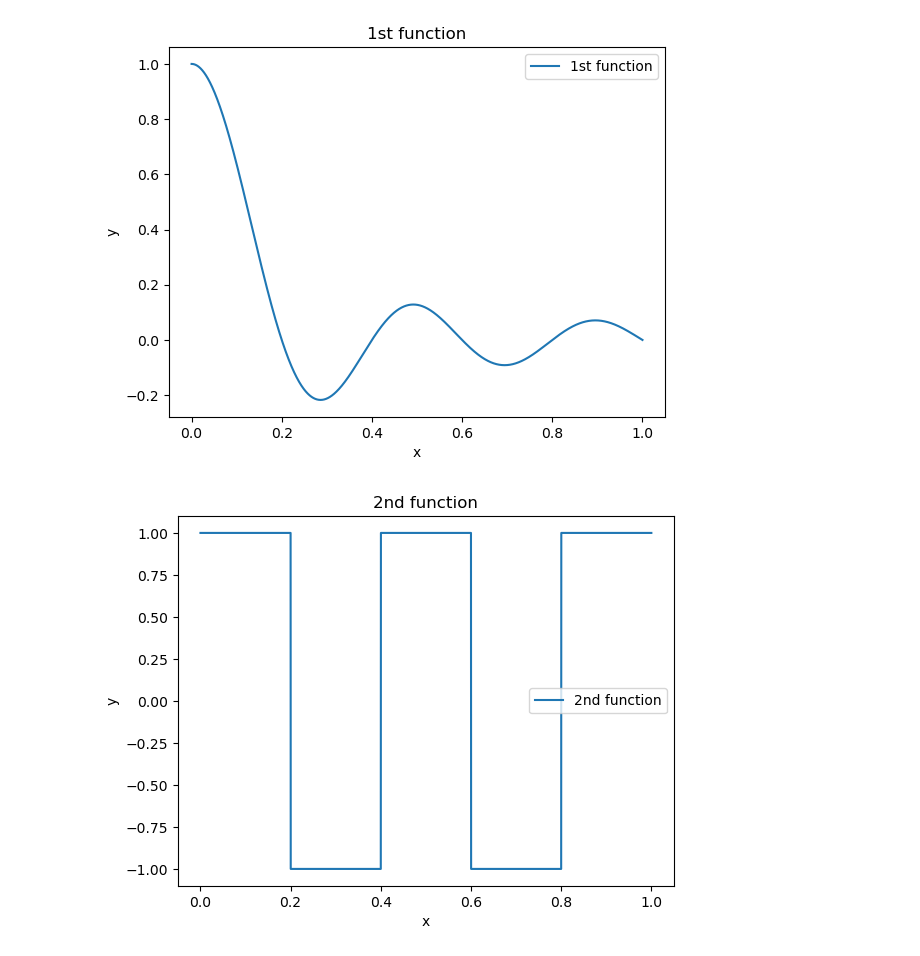
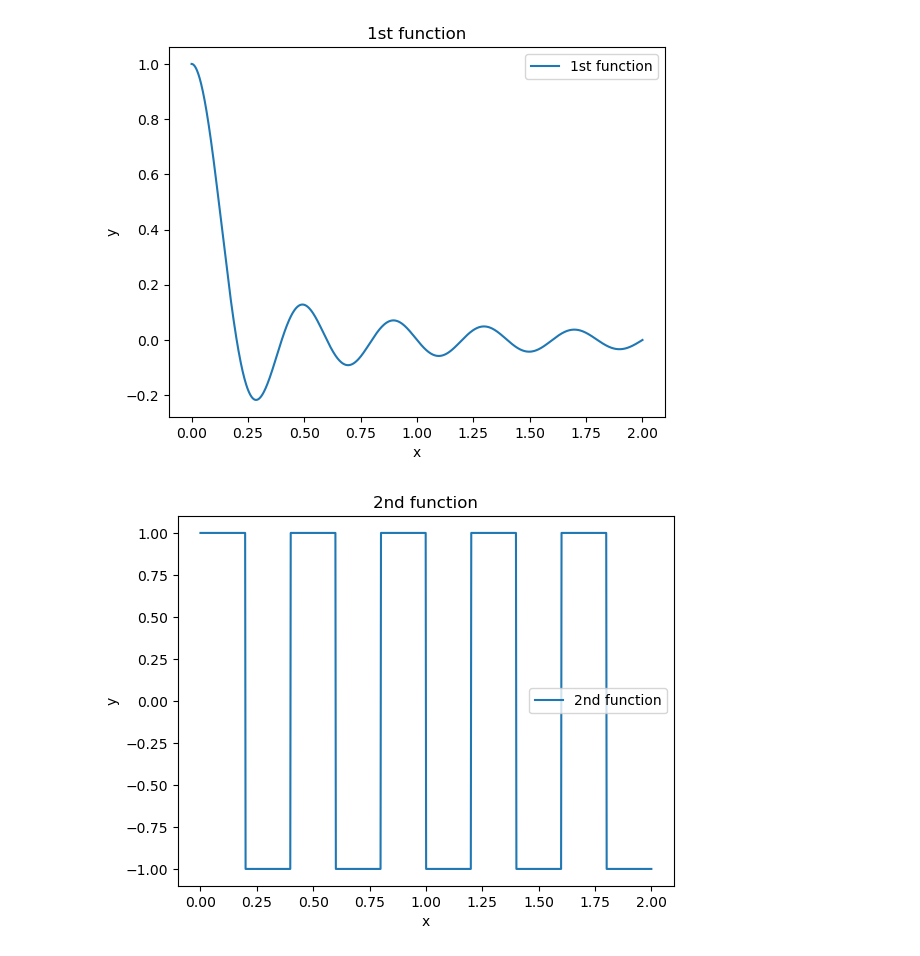
Before and after one commit to ChaoyiZh/CPSC8430, a Jupyter notebook: HW1/Problem_1.ipynb, the cells around one changed output. Saved outputs shown, nothing was run; the diff lists cells and outputs as text; code cells hidden in the pictures.

```diff
--- a/HW1/Problem_1.ipynb
+++ b/HW1/Problem_1.ipynb
@@ -70,28 +71,28 @@ def func2(x):
     return np.sign(np.sin(5*np.pi*x))
 # %%
 # define the training data and plot
-x = np.linspace(2e-6, 1.0, 10000)
+x = np.linspace(2e-6, 2.0, 1000)
 y1 = func1(x)
 y2 = func2(x)
 
 plt.figure()
 plt.plot(x, y1, label='1st function')
 plt.title('1st function')
 plt.xlabel('x')
 plt.ylabel('y')
 plt.legend()
 plt.show()
 
 plt.figure()
 plt.plot(x, y2, label='2nd function')
 plt.title('2nd function')
 plt.xlabel('x')
 plt.ylabel('y')
 plt.legend()
 plt.show()
 # %% [output]
-[figure, old version]
+[figure, new version]
-[figure, old version]
+[figure, new version]
 # %%
 # define the training function
 def train_model(model, x_train, y_train, epochs=100, lr=0.01):
```
Also changed, not shown: parts of 14 cells of this notebook, 2 other files.
